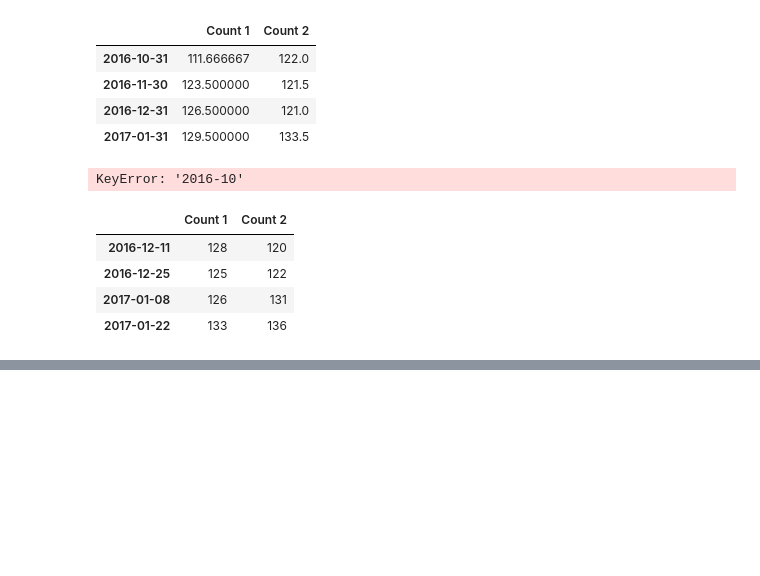
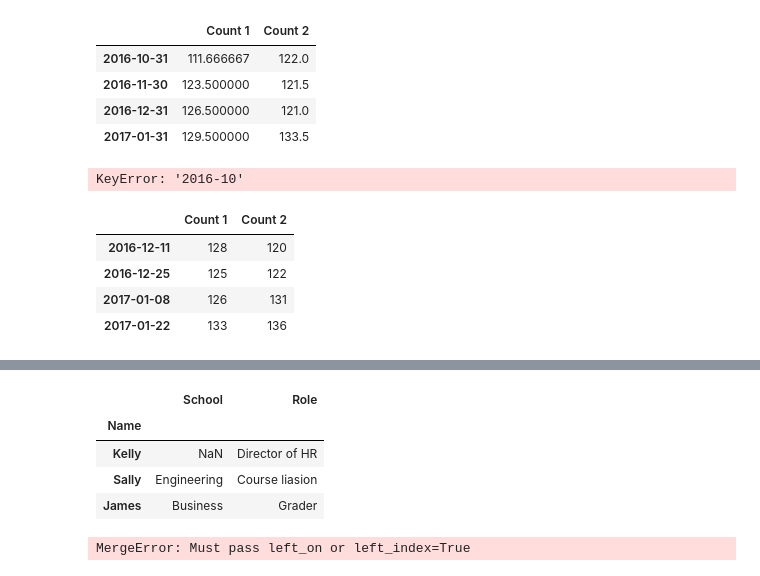
Before and after one commit to mrioshe/AppliedDataScienceWithPython, a Jupyter notebook: IntroductionToDataScienceInPython/week3_MoreDataProcessingWithPandas/MoreDataProcessingWithPandas.ipynb, the cells around one changed output, grey strips where cells are left out. Saved outputs shown, nothing was run; the diff lists cells and outputs as text; code cells hidden in the pictures; blank space fills up the shorter version.

```diff
--- a/IntroductionToDataScienceInPython/week3_MoreDataProcessingWithPandas/MoreDataProcessingWithPandas.ipynb
+++ b/IntroductionToDataScienceInPython/week3_MoreDataProcessingWithPandas/MoreDataProcessingWithPandas.ipynb
@@ -1065,0 +1096,14 @@ df['2016-12':]
+# %%
+
+pd.merge(student_df, staff_df, how='right', left_index=True, right_index=True)
+# %% [output]
+|  | School | Role |
+| Name |  |  |
+| Kelly | NaN | Director of HR |
+| Sally | Engineering | Course liasion |
+| James | Business | Grader |
+# %%
+
+pd.merge(staff_df, student_df, how='right', left_index=False, right_index=True)
+# %% [output]
+MergeError: Must pass left_on or left_index=True
```
Also changed, not shown: parts of 13 cells of this notebook.
